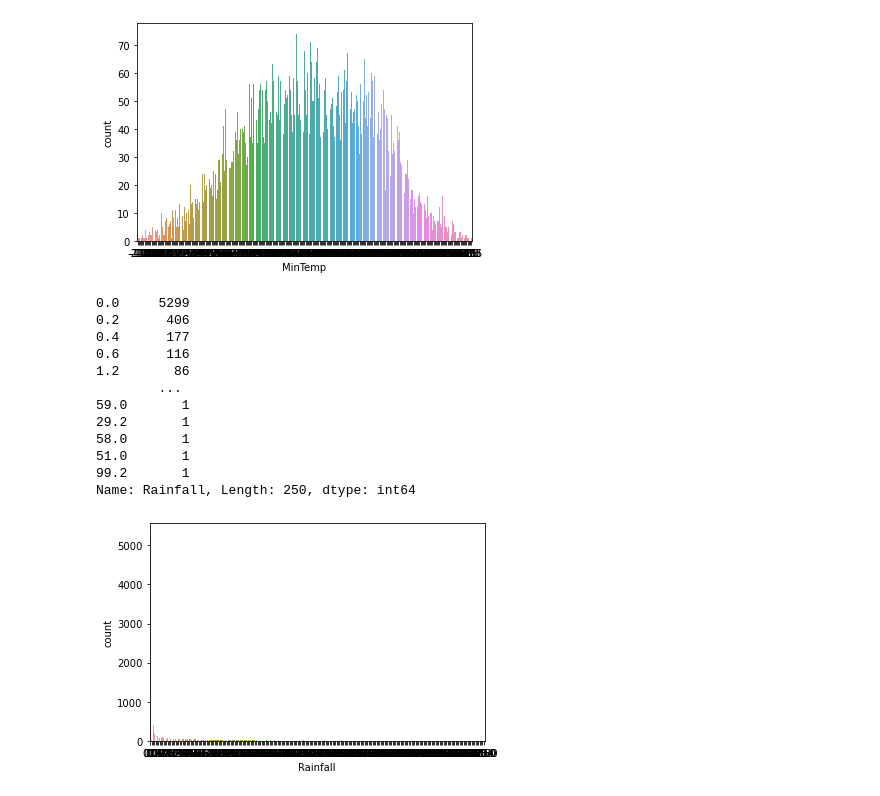
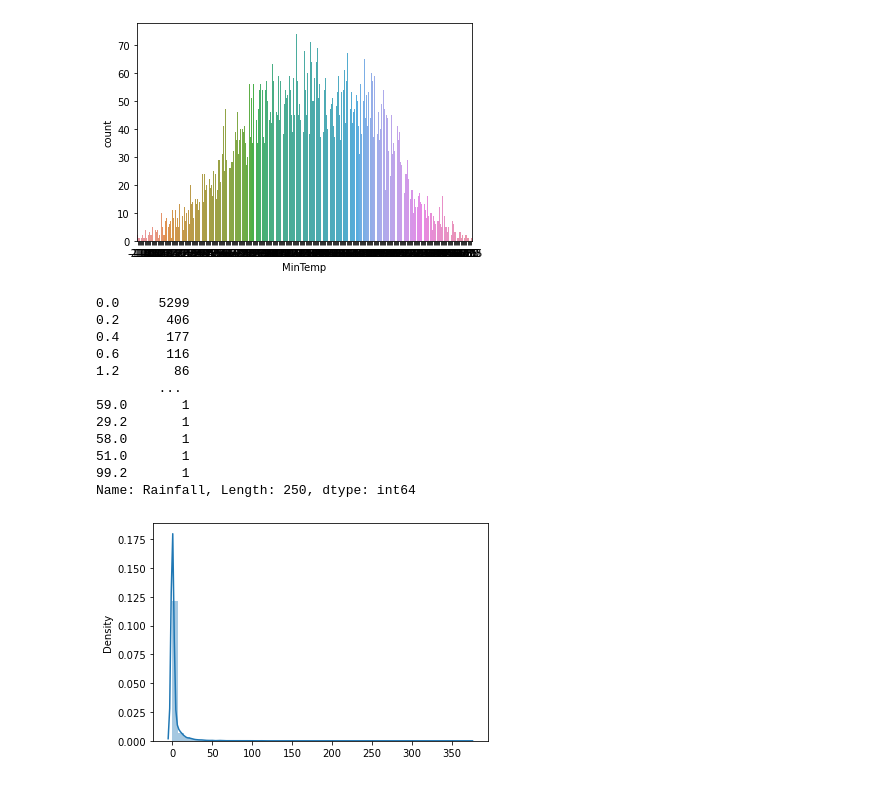
Before and after one commit to Dhara348/Project1, a Jupyter notebook: Evaluation_Project/rainfall_prediction.ipynb, the cells around one changed output. Drawn from its saved outputs; the diff is of its cells as text; code cells hidden in the pictures.

```diff
--- a/Evaluation_Project/rainfall_prediction.ipynb
+++ b/Evaluation_Project/rainfall_prediction.ipynb
@@ -65,20 +65,20 @@ data['MinTemp'].value_counts()
 Name: MinTemp, Length: 285, dtype: int64
 [figure]
 # %%
-sns.countplot(x=data['Rainfall'])
+sns.distplot(x=data['Rainfall'])
 data['Rainfall'].value_counts()
 # %% [output]
 0.0     5299
 0.2      406
 0.4      177
 0.6      116
 1.2       86
         ...
 59.0       1
 29.2       1
 58.0       1
 51.0       1
 99.2       1
 Name: Rainfall, Length: 250, dtype: int64
-[figure, old version]
+[figure, new version]
 # %%
```
Also changed, not shown: parts of 55 cells of this notebook.
